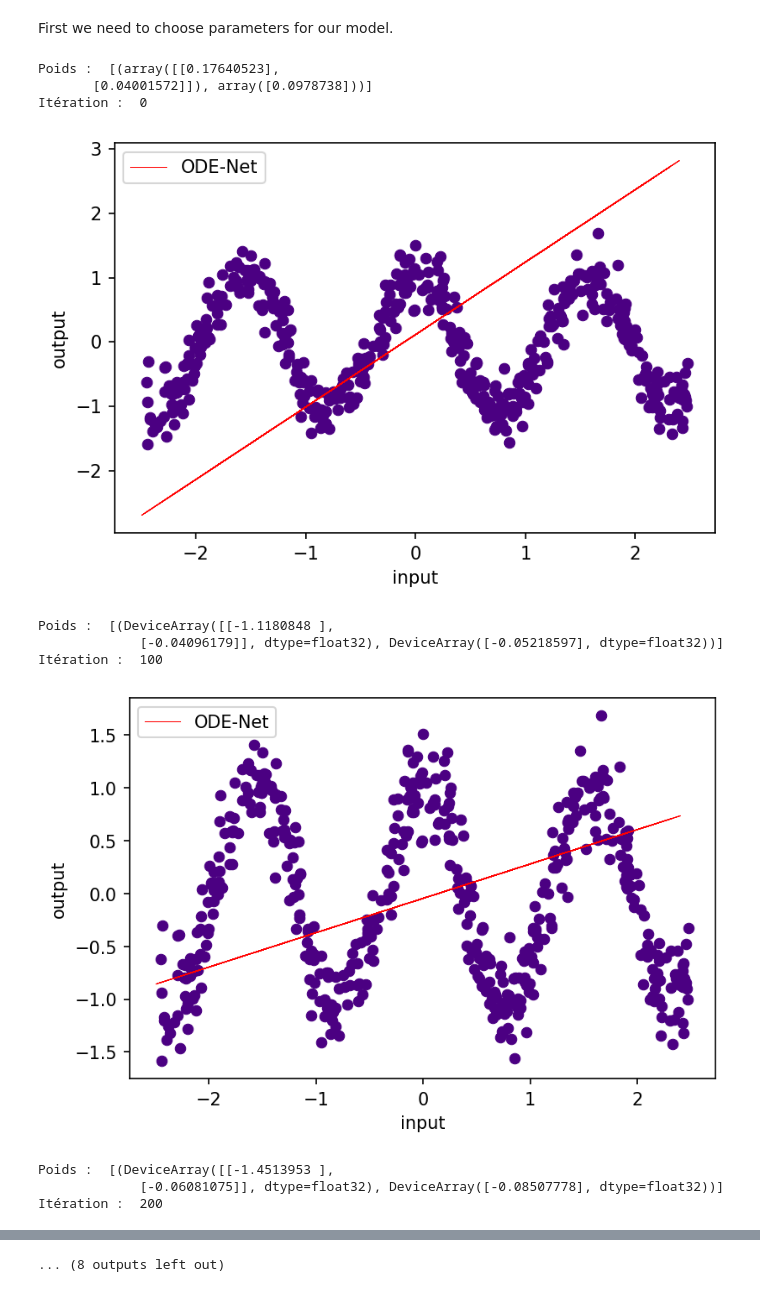
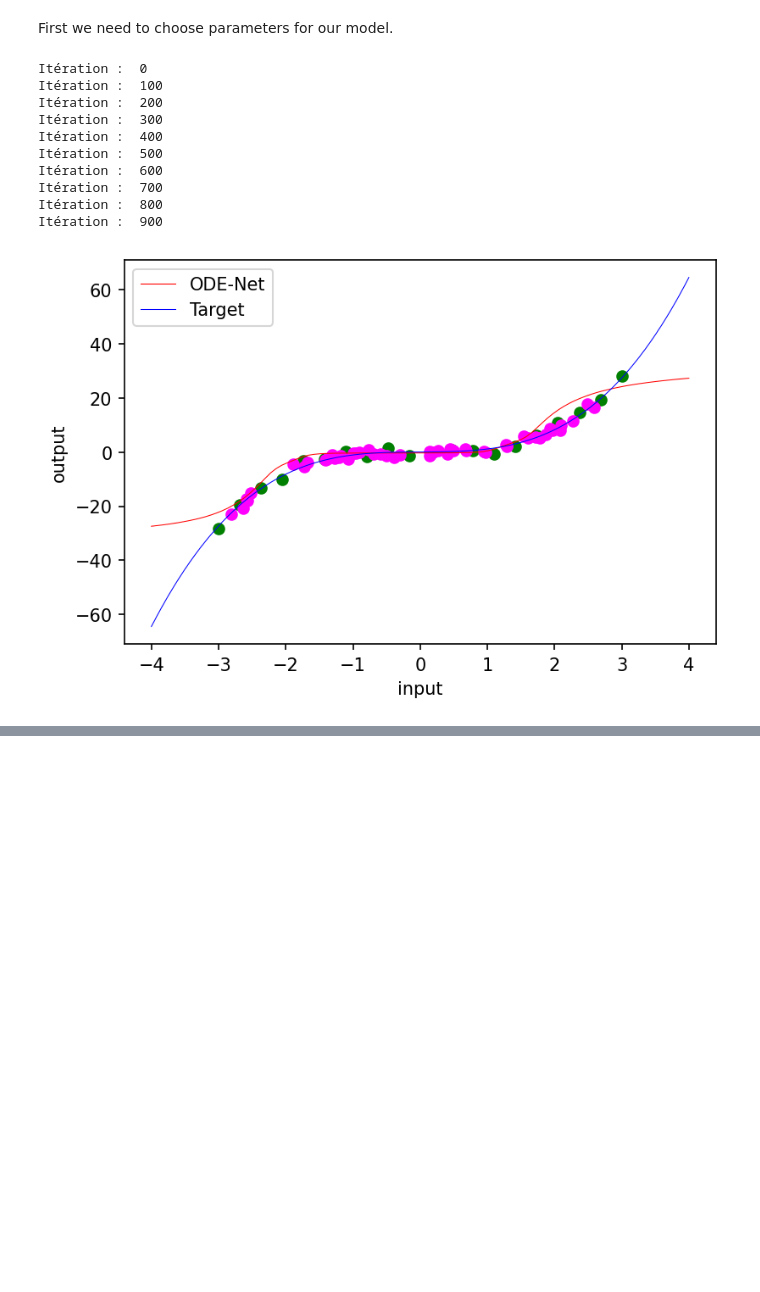
Before and after one commit to DumezErika/ProjetMachineLearning, a Jupyter notebook: implementation/Function Approximation/approx_func.ipynb, the cells around one changed output, grey strips where cells are left out. Cells and saved outputs as stored; diff of their text form; code cells hidden in the pictures; blank space fills up the shorter version.

```diff
--- a/implementation/Function Approximation/approx_func.ipynb
+++ b/implementation/Function Approximation/approx_func.ipynb
@@ -8,7 +8,7 @@ First we need to choose that function.
 import numpy as np
 
 def function(x):
-    return np.cos(4*x)
+    return x**3 + 0.1*x
 # %% [markdown]
 Now that we have created the function, we can create the ResNet and the ODE-Net.
 
@@ -145,7 +152,7 @@ noisy_targets_test = targets_test + noise
 # %% [markdown]
 We can now train the ResNet and view the results
 # %%
-resnet_params, train_errors, test_errors = train_resnet(inputs_train, inputs_test, noisy_targets_train, noisy_targets_test)
+resnet_params, train_errors_b, test_errors_b = train_resnet(inputs_train, inputs_test, noisy_targets_train, noisy_targets_test, step_size)
 
 plot_results(inputs_train, noisy_targets_train, inputs_test, noisy_targets_test, resnet_params, resnet_depth)
 # %% [output]
@@ -166,0 +172,5 @@ graph_errors(train_errors, test_errors)
+# %%
+plt.plot(fine_inputs, fine_targets, lw=0.5, color='blue')
+for i in range(len(inputs_train_rand)):
+    resnet_params, train_errors, test_errors = train_resnet(inputs_train_rand[i], inputs_test, noisy_targets_rand[i], noisy_targets_test, step_size)
+    plt.plot(fine_inputs, resnet(resnet_params, fine_inputs, resnet_depth), lw=0.5, color='red')
@@ -173,9 +251,9 @@ First we need to choose parameters for our model.
 from jax.experimental.ode import odeint
 from jax import vmap
 
-odenet_layer_sizes = [2, 1]
-param_scale = 0.1
-step_size = 0.01
+odenet_layer_sizes = [2, 20, 1]
+param_scale = 1
+step_size = 0.005
 train_iters = 1000
 # %%
 def nn_dynamics(state, time, params):
@@ -225,28 +303,31 @@ def show_evol(nbr_iter, inputs, noisy_targets, fine_inputs, fine_outputs, nom, i
 # %%
 batched_odenet = vmap(odenet, in_axes=(None, 0))
 
-odenet_params = init_random_params(param_scale, odenet_layer_sizes)
-test_error_ode = []
-train_error_ode = []
-for i in range(train_iters):
-    if i % 100 == 0:
-        print("Poids : ", odenet_params)
-        print("Itération : ", i)
-    odenet_params = odenet_update(odenet_params, inputs_train, noisy_targets_train, step_size)
-    test_error_ode.append(odenet_loss(odenet_params, inputs_test, noisy_targets_test))
-    train_error_ode.append(odenet_loss(odenet_params, inputs_train, noisy_targets_train))
-    show_evol(i, inputs_train, noisy_targets_train, inputs_test, batched_odenet(odenet_params, inputs_test), "ODE-Net", 100)
 
-# plot_results_ode(inputs_train, noisy_targets_train, inputs_test, noisy_targets_test, odenet_params)
+def train_odenet(inputs_train, inputs_test, noisy_targets_train, noisy_targets_test, step_size):
+    odenet_params = init_random_params(param_scale, odenet_layer_sizes)
+    test_error_ode = []
+    train_error_ode = []
+    for i in range(train_iters):
+        if i % 100 == 0:
+            print("Itération : ", i)
+        odenet_params = odenet_update(odenet_params, inputs_train, noisy_targets_train, step_size)
+        test_error_ode.append(odenet_loss(odenet_params, inputs_test, noisy_targets_test))
+        train_error_ode.append(odenet_loss(odenet_params, inputs_train, noisy_targets_train))
+    return odenet_params, train_error_ode, test_error_ode
+
+odenet_params, train_error_ode, test_error_ode = train_odenet(inputs_train, inputs_test, noisy_targets_train, noisy_targets_test, step_size)
+
+plot_results_ode(inputs_train, noisy_targets_train, inputs_test, noisy_targets_test, odenet_params)
 # %% [output]
-Poids :  [(array([[0.17640523],
-       [0.04001572]]), array([0.0978738]))]
 Itération :  0
+Itération :  100
+Itération :  200
+Itération :  300
+Itération :  400
+Itération :  500
+Itération :  600
+Itération :  700
+Itération :  800
+Itération :  900
-[figure, old version]
+[figure, new version]
-Poids :  [(DeviceArray([[-1.1180848 ],
-             [-0.04096179]], dtype=float32), DeviceArray([-0.05218597], dtype=float32))]
-Itération :  100
-[figure, removed]
-Poids :  [(DeviceArray([[-1.4513953 ],
-             [-0.06081075]], dtype=float32), DeviceArray([-0.08507778], dtype=float32))]
-Itération :  200
@@ -266,3 +334,2 @@ Itération :  500
-... (8 outputs left out)
 # %%
 graph_errors(train_error_ode, test_error_ode)
```
Also changed, not shown: parts of 12 cells of this notebook.
